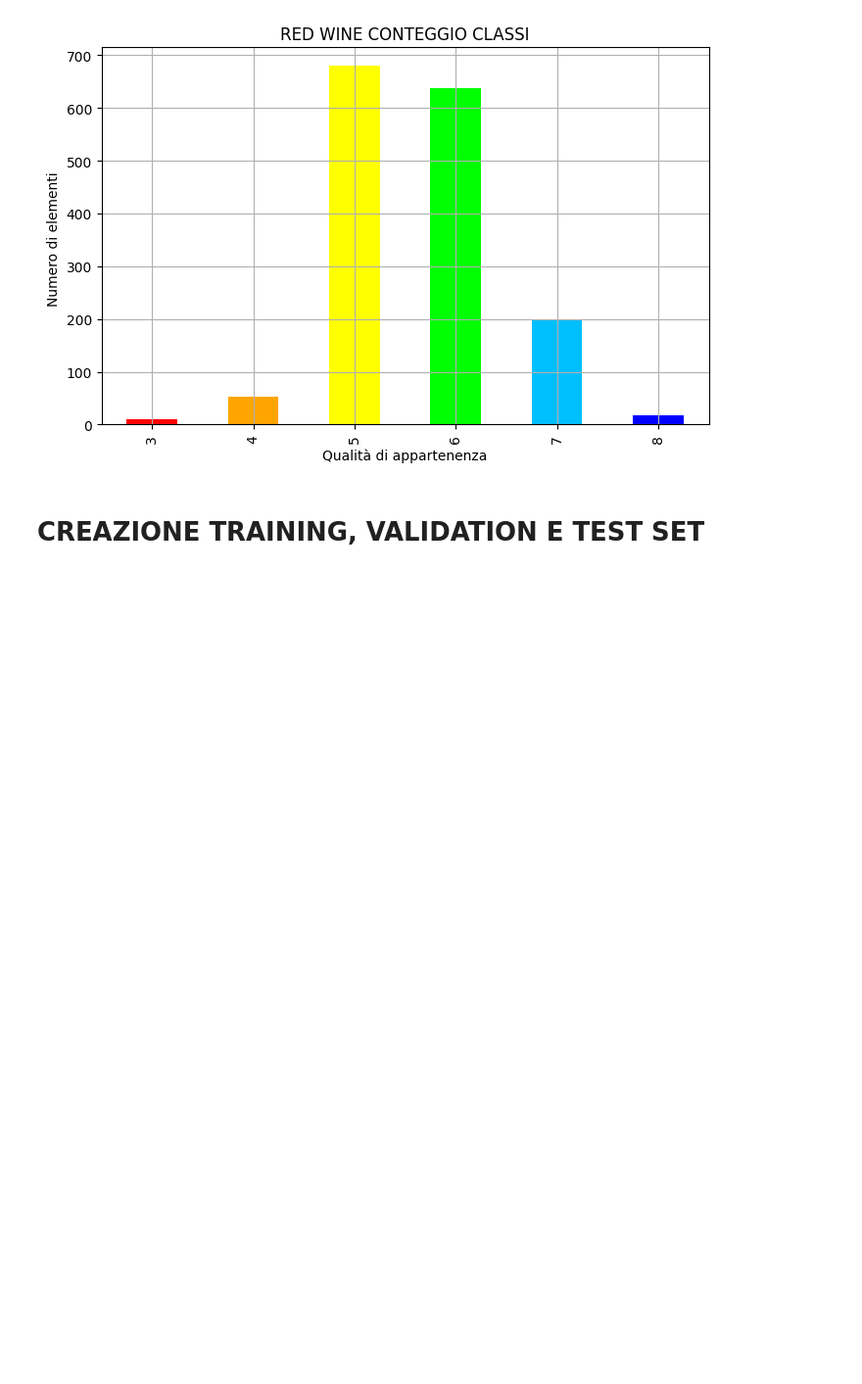
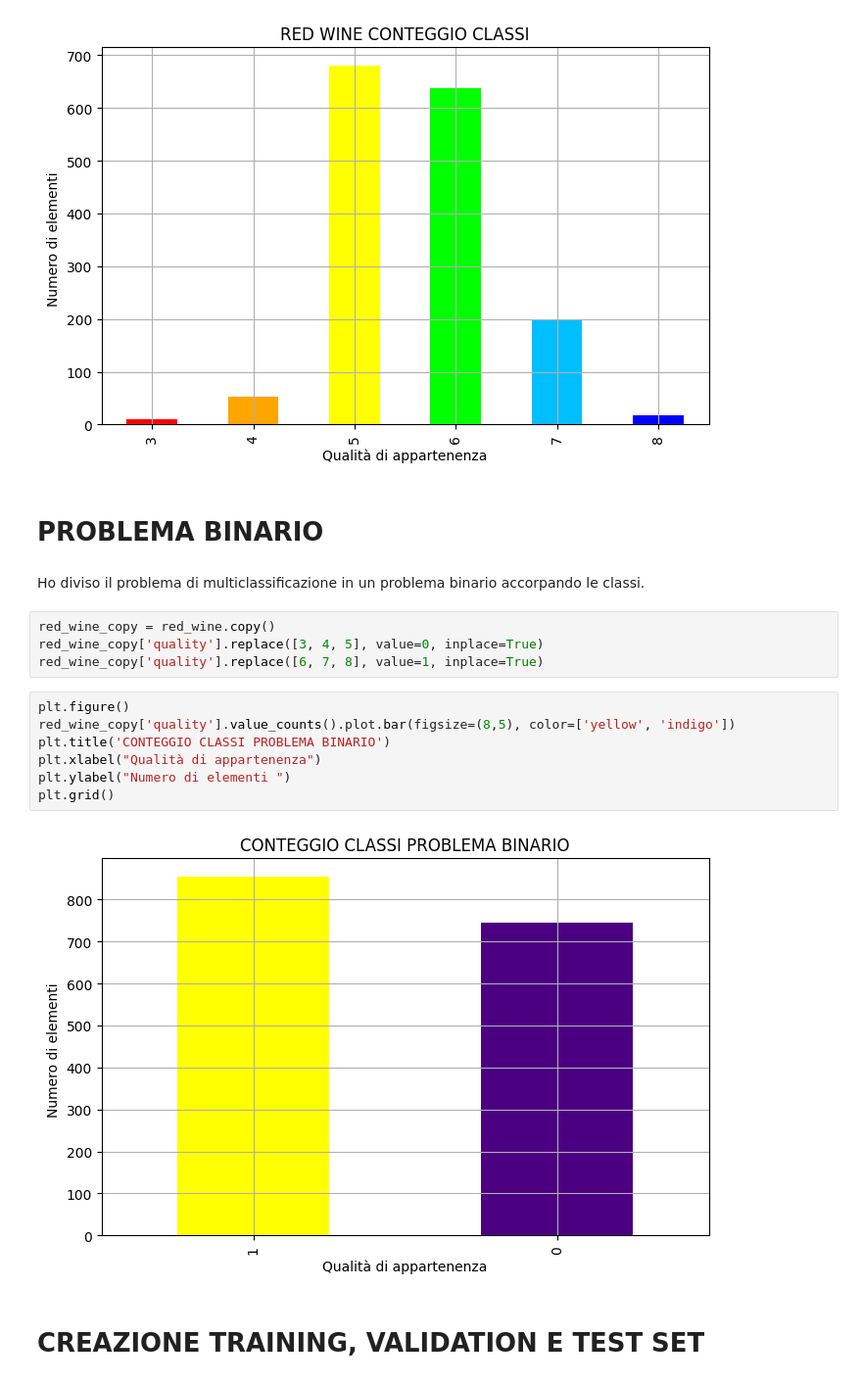
Before and after one commit to MarcoMungaiCoppolino/Data-Science-Portfolio, a Jupyter notebook: Wine_Quality/notebooks/02-second-logical-notebook.ipynb, the cells around one changed output. Shown at 98% size. Saved outputs shown, nothing was run; the diff lists cells and outputs as text; blank space fills up the shorter version.

```diff
--- a/Wine_Quality/notebooks/02-second-logical-notebook.ipynb
+++ b/Wine_Quality/notebooks/02-second-logical-notebook.ipynb
@@ -57,6 +69,23 @@ plt.show()
 | 7 | 199 | 0.124453 |
 | 8 | 18 | 0.011257 |
 [figure]
+# %% [markdown]
+# PROBLEMA BINARIO
+# %% [markdown]
+Ho diviso il problema di multiclassificazione in un problema binario accorpando le classi.
+# %%
+red_wine_copy = red_wine.copy()
+red_wine_copy['quality'].replace([3, 4, 5], value=0, inplace=True)
+red_wine_copy['quality'].replace([6, 7, 8], value=1, inplace=True)
+# %%
+plt.figure()
+red_wine_copy['quality'].value_counts().plot.bar(figsize=(8,5), color=['yellow', 'indigo'])
+plt.title('CONTEGGIO CLASSI PROBLEMA BINARIO')
+plt.xlabel("Qualità di appartenenza")
+plt.ylabel("Numero di elementi ")
+plt.grid()
+# %% [output]
+[figure, added]
 # %% [markdown]
 # CREAZIONE TRAINING, VALIDATION E TEST SET
 # %%
```
Also changed, not shown: parts of 13 cells of this notebook, 1 other file.
